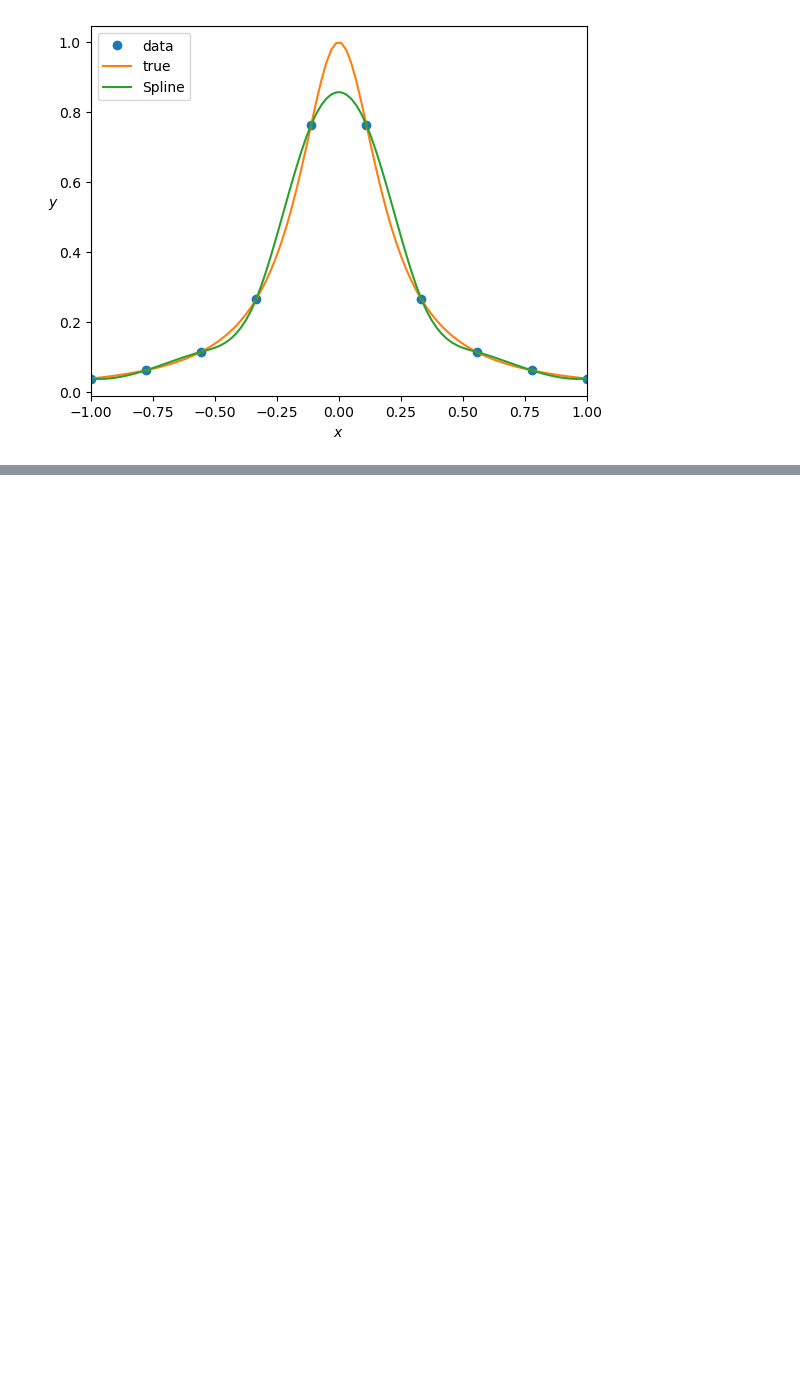
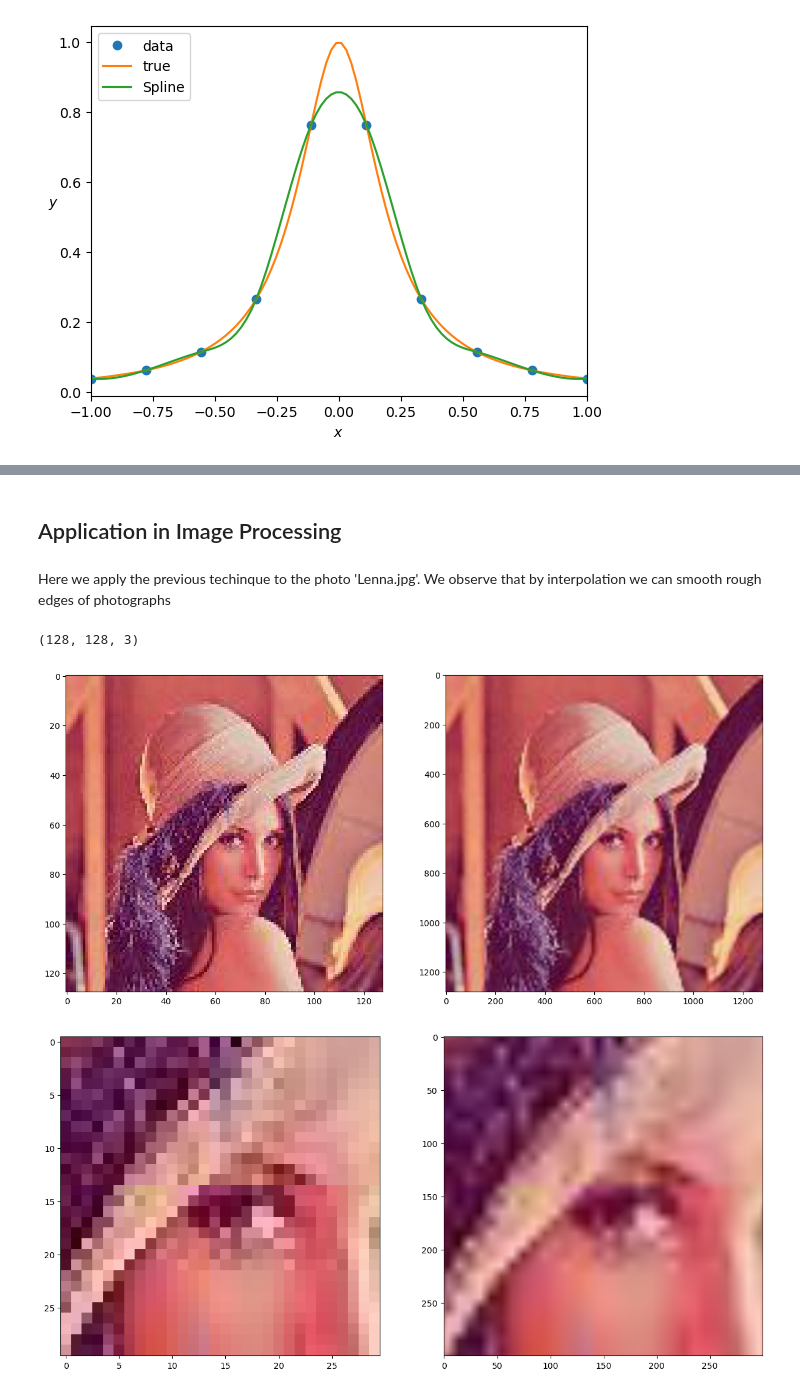
Before and after one commit to dmitsot/computational_mathematics, a Jupyter notebook: Chapter6.ipynb, the cells around one changed output, grey strips where cells are left out. Cells and saved outputs as stored; diff of their text form; code cells hidden in the pictures; blank space fills up the shorter version.

```diff
--- a/Chapter6.ipynb
+++ b/Chapter6.ipynb
@@ -863,0 +901,57 @@ plt.xlabel('$x$'); plt.ylabel('$y$',rotation=0); plt.show()
+# %% [markdown]
+## Application in Image Processing
+# %% [markdown]
+Here we apply the previous techinque to the photo 'Lenna.jpg'. We observe that by interpolation we can smooth rough edges of photographs
+# %%
+import matplotlib.pyplot as plt
+import imageio.v2 as imageio
+import numpy as np
+import scipy.interpolate as spi
+
+# read the picture from file lena.jpg
+lenna = imageio.imread("Lenna.jpg");
+print(lenna.shape)
+# scale the values to be between 0.0 and 1.0
+photo1 = np.clip(lenna.copy()/255.0,0.01,0.99)
+# get the intensity of red, green, blue
+red = photo1[:,:,0]
+green = photo1[:,:,1]
+blue = photo1[:,:,2]
+n = len(red)
+# generate x and y coordinates
+x = np.linspace(0.0,128.0,n)
+y = x.copy()
+# interpolated the red, green and blue intensities
+better_red = spi.RegularGridInterpolator((x,y),red,method='linear')
+better_green = spi.RegularGridInterpolator((x,y),green,method='linear')
+better_blue = spi.RegularGridInterpolator((x,y),blue,method='linear')
+# generate dense xx and yy coordinates
+xx = np.linspace(0.0,128.0,n*10)
+yy = xx.copy()
+row=len(xx)
+col=len(yy)
+XX, YY = np.meshgrid(xx, yy)
+# create array photo2 for the high-resolution picture
+photo2 = np.zeros((row, col, 3))
+# interpolate the data
+z1 = better_red((XX,YY))
+photo2[:,:,0] = z1.transpose()
+z2 = better_green((XX,YY))
+photo2[:,:,1] = z2.transpose()
+z3 = better_blue((XX,YY))
+photo2[:,:,2] = z3.transpose()
+f, axs = plt.subplots(1,2,figsize=(15,15))
+axs[0].imshow(photo1)
+axs[1].imshow(photo2)
+# choose a square of your choice such as [50,80]x[50,80]
+zoom1 = photo1[50:80,50:80,:]
+zoom2 = photo2[500:800,500:800,:]
+# compare the different data
+f, axs = plt.subplots(1,2,figsize=(15,15))
+axs[0].imshow(zoom1)
+axs[1].imshow(zoom2)
+plt.show()
+# %% [output]
+(128, 128, 3)
+[figure, added]
+[figure, added]
```
Also changed, not shown: parts of 45 cells of this notebook, 11 other files.
